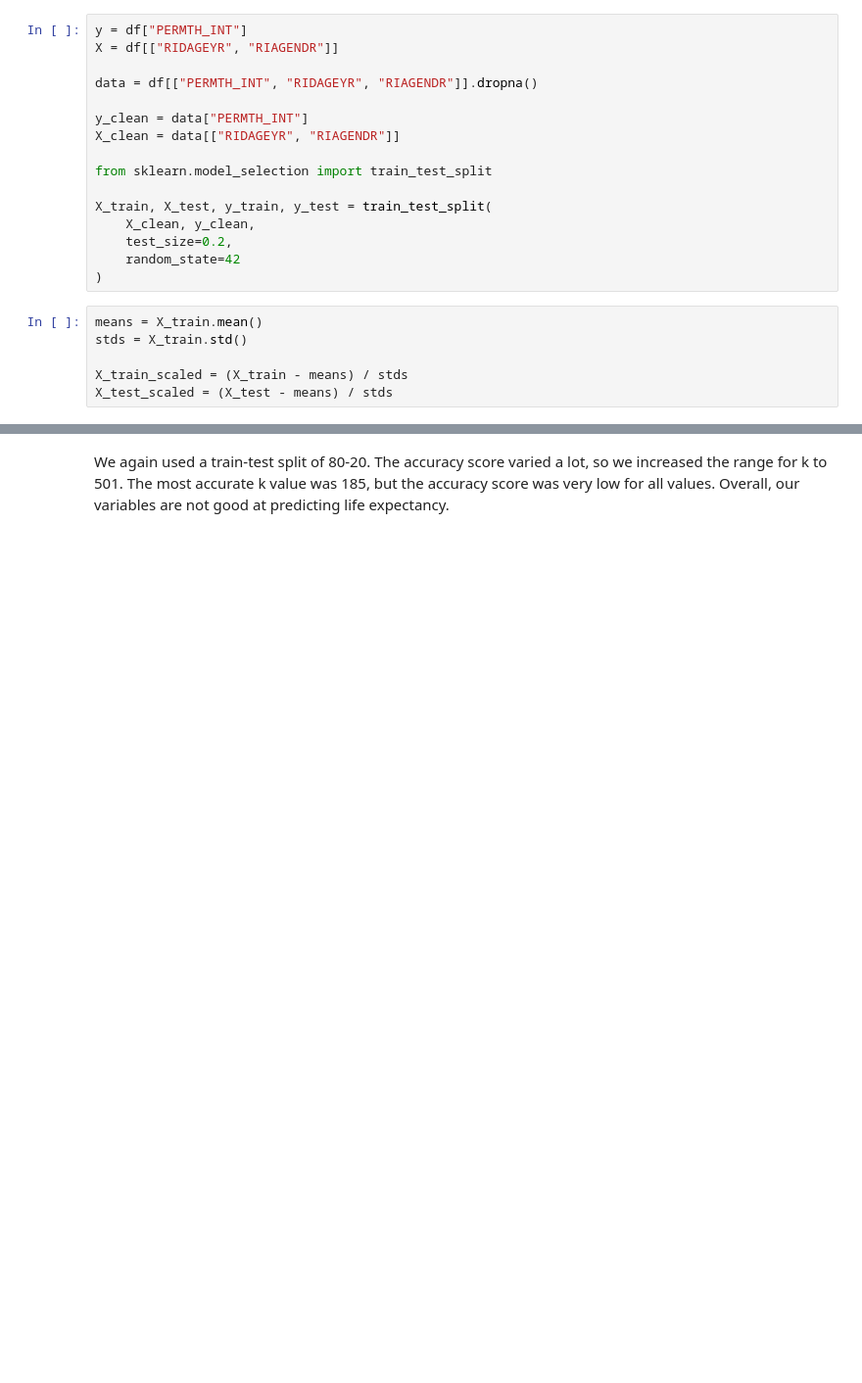
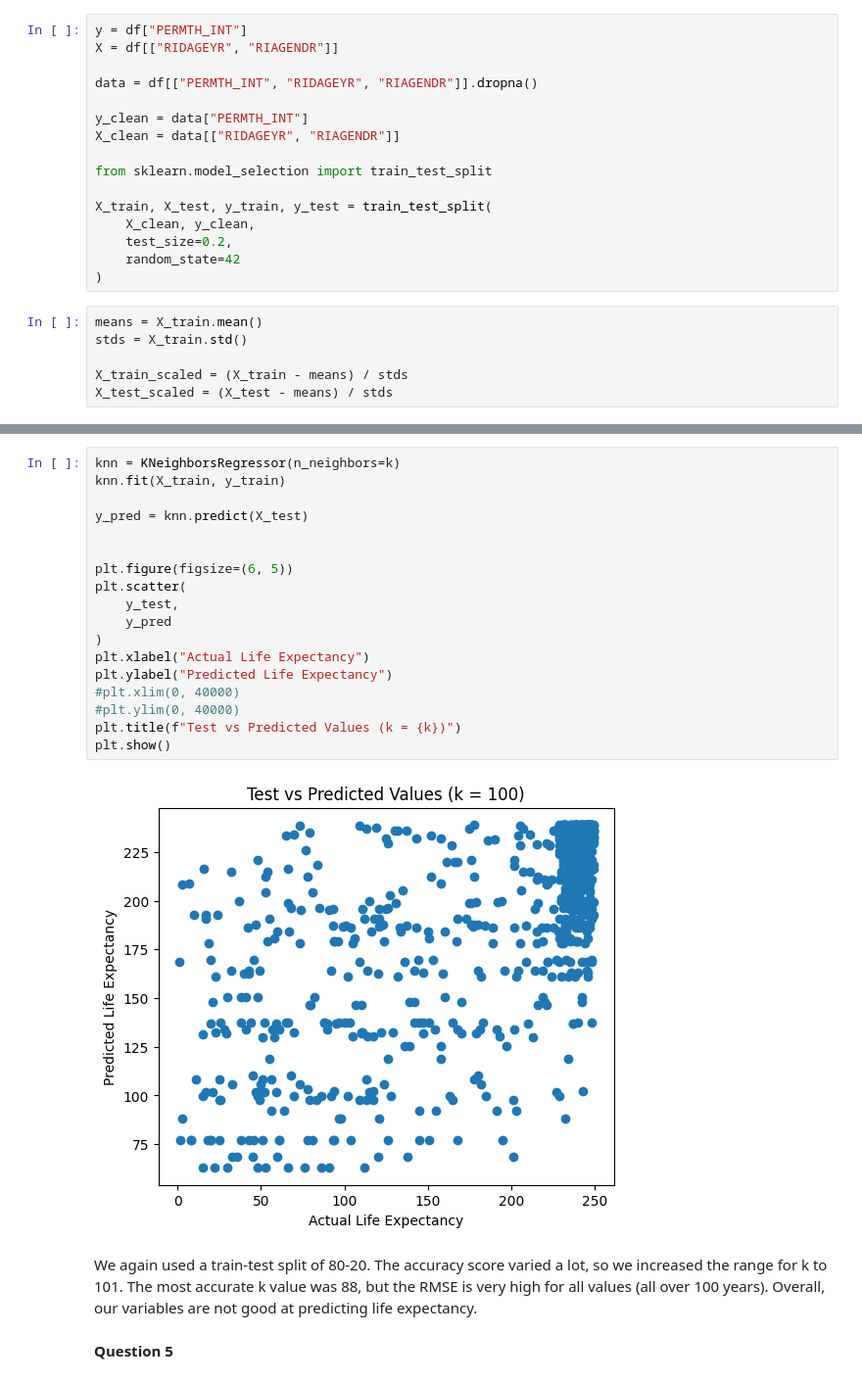
Before and after one commit to kenny507/undergrad_ml_assignments, a Jupyter notebook: project_1_bsds.ipynb, the cells around one changed output, grey strips where cells are left out. Shown at 98% size. Cells and saved outputs as stored; diff of their text form; blank space fills up the shorter version.

```diff
--- a/project_1_bsds.ipynb
+++ b/project_1_bsds.ipynb
@@ -619,2 +639,24 @@ Best k: 185 Best test accuracy: 0.04224058769513315
+# %%
+knn = KNeighborsRegressor(n_neighbors=k)
+knn.fit(X_train, y_train)
+
+y_pred = knn.predict(X_test)
+
+
+plt.figure(figsize=(6, 5))
+plt.scatter(
+    y_test,
+    y_pred
+)
+plt.xlabel("Actual Life Expectancy")
+plt.ylabel("Predicted Life Expectancy")
+#plt.xlim(0, 40000)
+#plt.ylim(0, 40000)
+plt.title(f"Test vs Predicted Values (k = {k})")
+plt.show()
+# %% [output]
+[figure, added]
 # %% [markdown]
-We again used a train-test split of 80-20. The accuracy score varied a lot, so we increased the range for k to 501. The most accurate k value was 185, but the accuracy score was very low for all values. Overall, our variables are not good at predicting life expectancy.
+We again used a train-test split of 80-20. The accuracy score varied a lot, so we increased the range for k to 101. The most accurate k value was 88, but the RMSE is very high for all values (all over 100 years). Overall, our variables are not good at predicting life expectancy.
+# %% [markdown]
+**Question 5**
```
Also changed, not shown: parts of 6 cells of this notebook.
